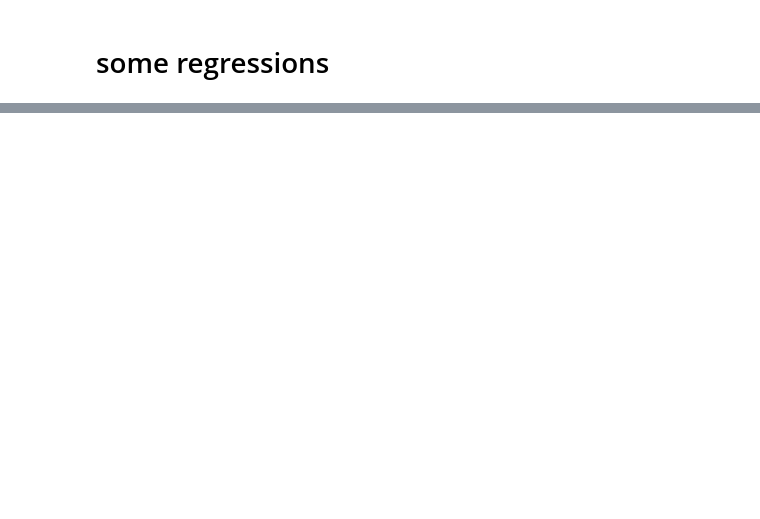
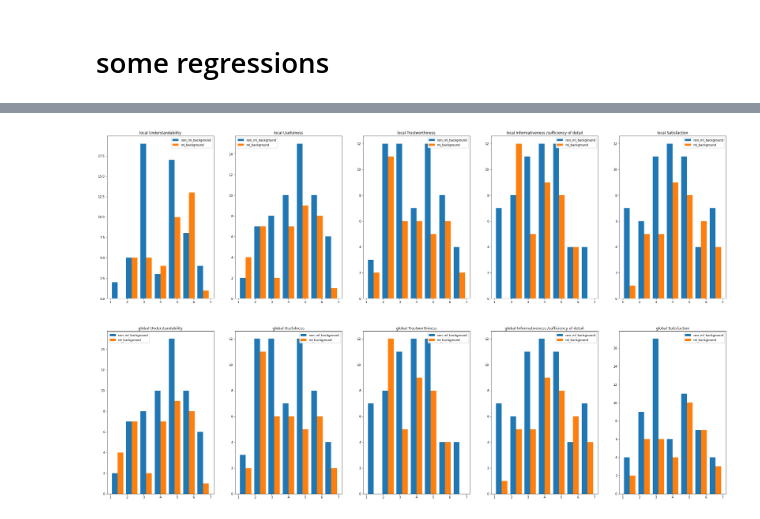
Before and after one commit to unofficial-Jona/Unimaas_researchproject_XAI, a Jupyter notebook: Data analysis.ipynb, the cells around one changed output, grey strips where cells are left out. Saved outputs shown, nothing was run; the diff lists cells and outputs as text; code cells hidden in the pictures; blank space fills up the shorter version.

```diff
--- a/Data analysis.ipynb
+++ b/Data analysis.ipynb
@@ -240,0 +175,62 @@ visualize_p_values()
+# %%
+def get_local_vs_global_hist(drilldown=False, safe_fig=False):
+    '''
+    Creates histograms for local vs. global explanations.
+    @param safe_fig:
+    @param drilldown:
+    @return:
+    '''
+    if drilldown:
+        fig,axs = plt.subplots(2,5)
+        fig.set_size_inches(37, 22)
+
+        criteria = ['Understandability', 'Usefulness', 'Trustworthiness', 'Informativeness /sufficiency of detail', 'Satisfaction']
+        for i, cat in enumerate(['local', 'global']):
+            for idx, crit in enumerate(criteria):
+                col1 = i+1 * idx + 6
+                col2 = i+1 * idx + 11
+                ml = ml_background.iloc[:,[col1,col2]].values
+                non_ml = non_ml_background.iloc[:,[col1, col2]].values
+
+                ml.reshape(1,ml.shape[0] * ml.shape[1])
+                non_ml.reshape(1,non_ml.shape[0] * non_ml.shape[1])
+
+                data = [non_ml, ml]
+                axs[i,idx].set_title(cat + " " + crit)
+                axs[i,idx].hist(data, bins=7, histtype='bar',  label=['non_ml_background', 'ml_background'])
+                axs[i,idx].legend()
+        if safe_fig:
+            plt.savefig('data/images/drill_down_local_vs_global')
+
+
+    else:
+        fig, axs = plt.subplots(1,2)
+        axs[0].set_title('local explanations')
+        axs[1].set_title('global explanations')
+
+        ml = ml_background.iloc[:,5:15].values
+        ml.reshape(1,ml.shape[0] * ml.shape[1])
+        non_ml = non_ml_background.iloc[:,5:15].values
+        non_ml.reshape(1,non_ml.shape[0] * non_ml.shape[1])
+        data = [non_ml, ml]
+
+        axs[0].hist(data, bins=7, histtype='bar',  label=['non_ml_background', 'ml_background'])
+        axs[0].legend()
+
+        ml = ml_background.iloc[:,15:25].values
+        ml.reshape(1,ml.shape[0] * ml.shape[1])
+        non_ml = non_ml_background.iloc[:,15:25].values
+        non_ml.reshape(1,non_ml.shape[0] * non_ml.shape[1])
+        data = [non_ml, ml]
+
+        axs[1].hist(data, bins=7, histtype='bar',  label=['non_ml_background', 'ml_background'])
+        axs[1].legend()
+
+        plt.tight_layout()
+        if safe_fig:
+            plt.savefig('data/images/local_vs_global')
+        plt.show()
+
+get_local_vs_global_hist(drilldown=True, safe_fig=True)
+# %% [output]
+[figure, added]
```
Also changed, not shown: parts of 18 cells of this notebook.
